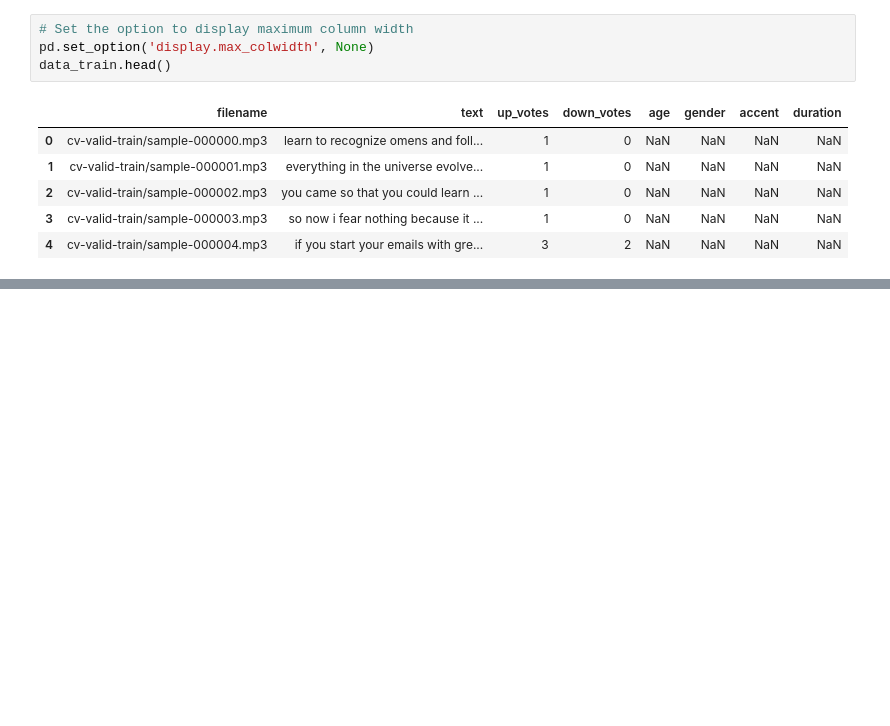
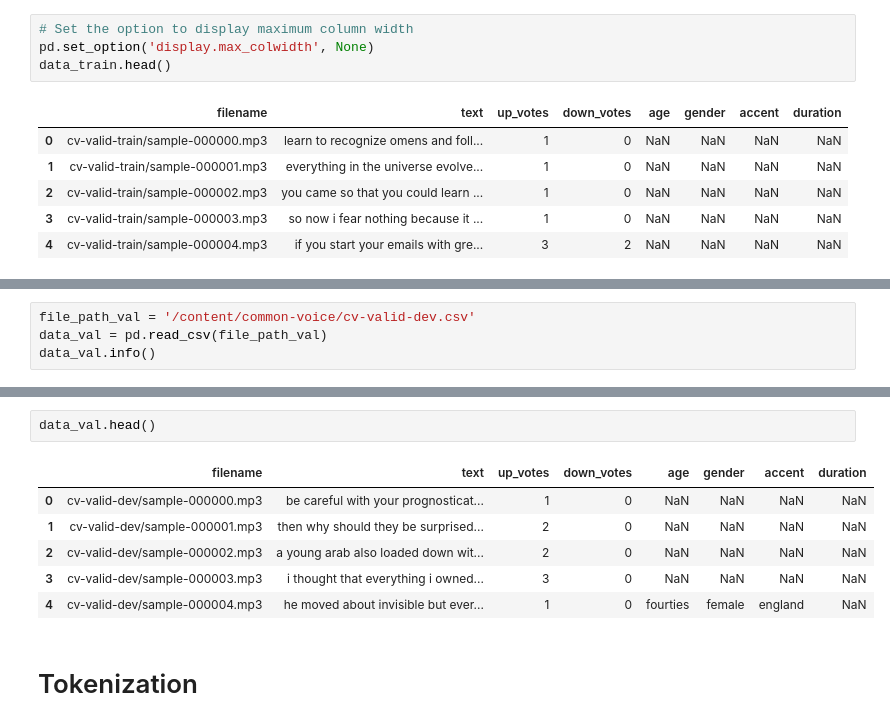
Before and after one commit to Capstone-Team-CH2-PS379/Machine-Learning, a Jupyter notebook: model-experiments/Speech_Recognition_Model_V1.ipynb, the cells around one changed output, grey strips where cells are left out. Saved outputs shown, nothing was run; the diff lists cells and outputs as text; blank space fills up the shorter version.

Commit message:
Building speech-to-text model

```diff
--- a/model-experiments/Speech_Recognition_Model_V1.ipynb
+++ b/model-experiments/Speech_Recognition_Model_V1.ipynb
@@ -89,0 +86,4 @@ from IPython import display
+# %%
+file_path_val = '/content/common-voice/cv-valid-dev.csv'
+data_val = pd.read_csv(file_path_val)
+data_val.info()
@@ -89,0 +106,11 @@ from IPython import display
+# %%
+data_val.head()
+# %% [output]
+|  | filename | text | up_votes | down_votes | age | gender | accent | duration |
+| 0 | cv-valid-dev/sample-000000.mp3 | be careful with your prognosticat... | 1 | 0 | NaN | NaN | NaN | NaN |
+| 1 | cv-valid-dev/sample-000001.mp3 | then why should they be surprised... | 2 | 0 | NaN | NaN | NaN | NaN |
+| 2 | cv-valid-dev/sample-000002.mp3 | a young arab also loaded down wit... | 2 | 0 | NaN | NaN | NaN | NaN |
+| 3 | cv-valid-dev/sample-000003.mp3 | i thought that everything i owned... | 3 | 0 | NaN | NaN | NaN | NaN |
+| 4 | cv-valid-dev/sample-000004.mp3 | he moved about invisible but ever... | 1 | 0 | fourties | female | england | NaN |
+# %% [markdown]
+# Tokenization
```
Also changed, not shown: parts of 40 cells of this notebook.
